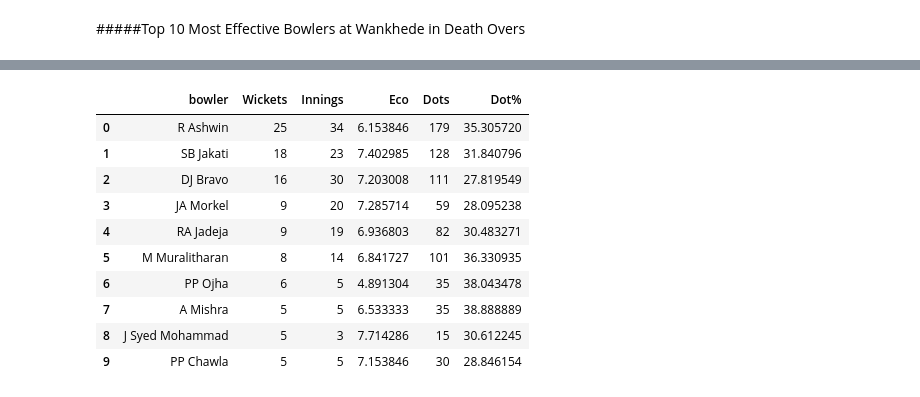
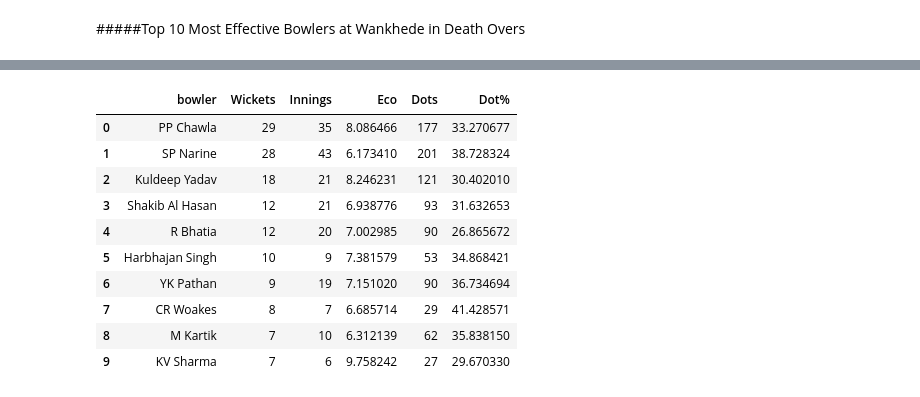
Before and after one commit to MahimnaDarji/Cricket-Analysis, a Jupyter notebook: IPL_Stats_Analysis(Bowling).ipynb, the cells around one changed output, grey strips where cells are left out. Drawn from its saved outputs; the diff is of its cells as text; code cells hidden in the pictures.

```diff
--- a/IPL_Stats_Analysis(Bowling).ipynb
+++ b/IPL_Stats_Analysis(Bowling).ipynb
@@ -1115,2 +1157,2 @@ chepaukpp.head(10)
 # %%
-chepauk1=venuestats(alldata,'Middle Overs','MA Chidambaram Stadium, Chepauk')
+eden1=venuestats(alldata,'Middle Overs','Eden Gardens')
@@ -1126,22 +1159,22 @@ chepauk1.head(5)
 # %%
-wickets=pd.DataFrame(chepauk1.groupby('bowler')['Wickets'].sum().sort_values(ascending=False)).reset_index()
-innings=pd.DataFrame(chepauk1.groupby('bowler')['Innings'].sum().sort_values(ascending=False)).reset_index()
-economy=pd.DataFrame(chepauk1.groupby('bowler')['Eco'].sum().sort_values(ascending=False)).reset_index()
-dots=pd.DataFrame(chepauk1.groupby('bowler')['Dots'].sum().sort_values(ascending=False)).reset_index()
-dotper=pd.DataFrame(chepauk1.groupby('bowler')['dot%'].sum().sort_values(ascending=False)).reset_index().rename(columns={'dot%':'Dot%'})
+wickets=pd.DataFrame(eden1.groupby('bowler')['Wickets'].sum().sort_values(ascending=False)).reset_index()
+innings=pd.DataFrame(eden1.groupby('bowler')['Innings'].sum().sort_values(ascending=False)).reset_index()
+economy=pd.DataFrame(eden1.groupby('bowler')['Eco'].sum().sort_values(ascending=False)).reset_index()
+dots=pd.DataFrame(eden1.groupby('bowler')['Dots'].sum().sort_values(ascending=False)).reset_index()
+dotper=pd.DataFrame(eden1.groupby('bowler')['dot%'].sum().sort_values(ascending=False)).reset_index().rename(columns={'dot%':'Dot%'})
 
-chepaukmo=wickets.merge(innings,on='bowler',how='inner').merge(economy,on='bowler',how='inner').merge(dots,on='bowler',how='inner').merge(dotper,on='bowler',how='inner')
-chepaukmo.head(10)
+edenmo=wickets.merge(innings,on='bowler',how='inner').merge(economy,on='bowler',how='inner').merge(dots,on='bowler',how='inner').merge(dotper,on='bowler',how='inner')
+edenmo.head(10)
 # %% [output]
 |  | bowler | Wickets | Innings | Eco | Dots | Dot% |
-| 0 | R Ashwin | 25 | 34 | 6.153846 | 179 | 35.305720 |
-| 1 | SB Jakati | 18 | 23 | 7.402985 | 128 | 31.840796 |
-| 2 | DJ Bravo | 16 | 30 | 7.203008 | 111 | 27.819549 |
-| 3 | JA Morkel | 9 | 20 | 7.285714 | 59 | 28.095238 |
-| 4 | RA Jadeja | 9 | 19 | 6.936803 | 82 | 30.483271 |
-| 5 | M Muralitharan | 8 | 14 | 6.841727 | 101 | 36.330935 |
-| 6 | PP Ojha | 6 | 5 | 4.891304 | 35 | 38.043478 |
-| 7 | A Mishra | 5 | 5 | 6.533333 | 35 | 38.888889 |
-| 8 | J Syed Mohammad | 5 | 3 | 7.714286 | 15 | 30.612245 |
-| 9 | PP Chawla | 5 | 5 | 7.153846 | 30 | 28.846154 |
+| 0 | PP Chawla | 29 | 35 | 8.086466 | 177 | 33.270677 |
+| 1 | SP Narine | 28 | 43 | 6.173410 | 201 | 38.728324 |
+| 2 | Kuldeep Yadav | 18 | 21 | 8.246231 | 121 | 30.402010 |
+| 3 | Shakib Al Hasan | 12 | 21 | 6.938776 | 93 | 31.632653 |
+| 4 | R Bhatia | 12 | 20 | 7.002985 | 90 | 26.865672 |
+| 5 | Harbhajan Singh | 10 | 9 | 7.381579 | 53 | 34.868421 |
+| 6 | YK Pathan | 9 | 19 | 7.151020 | 90 | 36.734694 |
+| 7 | CR Woakes | 8 | 7 | 6.685714 | 29 | 41.428571 |
+| 8 | M Kartik | 7 | 10 | 6.312139 | 62 | 35.838150 |
+| 9 | KV Sharma | 7 | 6 | 9.758242 | 27 | 29.670330 |
 # %%
```
Also changed, not shown: parts of 66 cells of this notebook.
